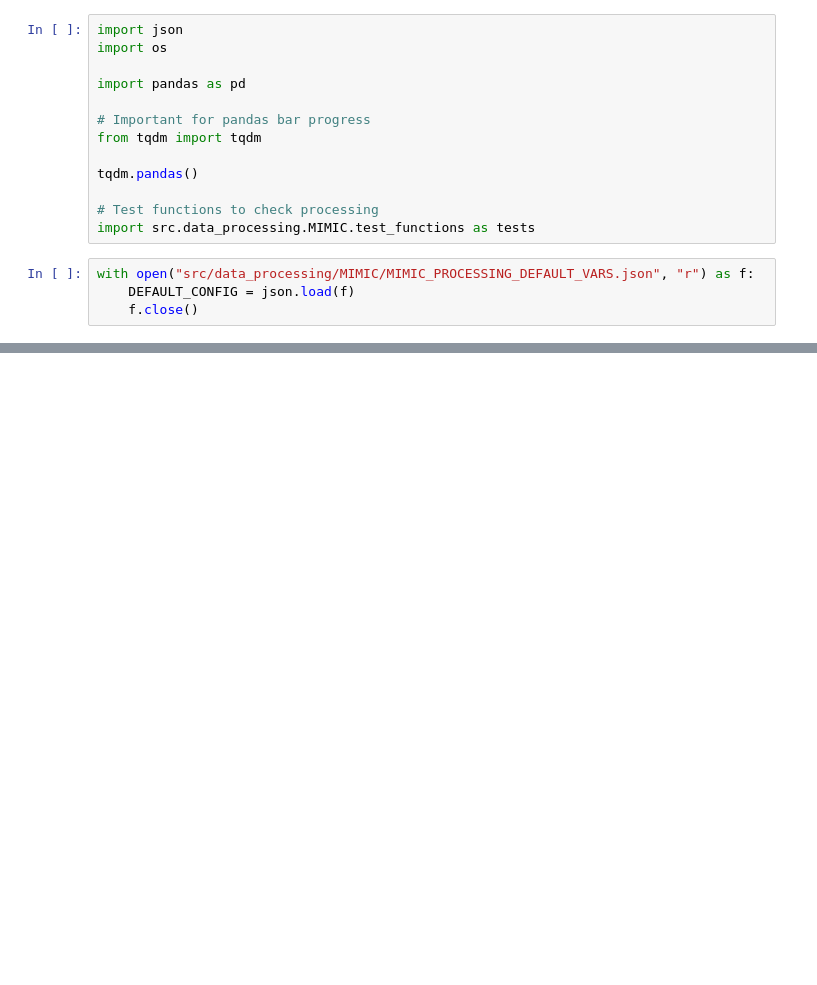
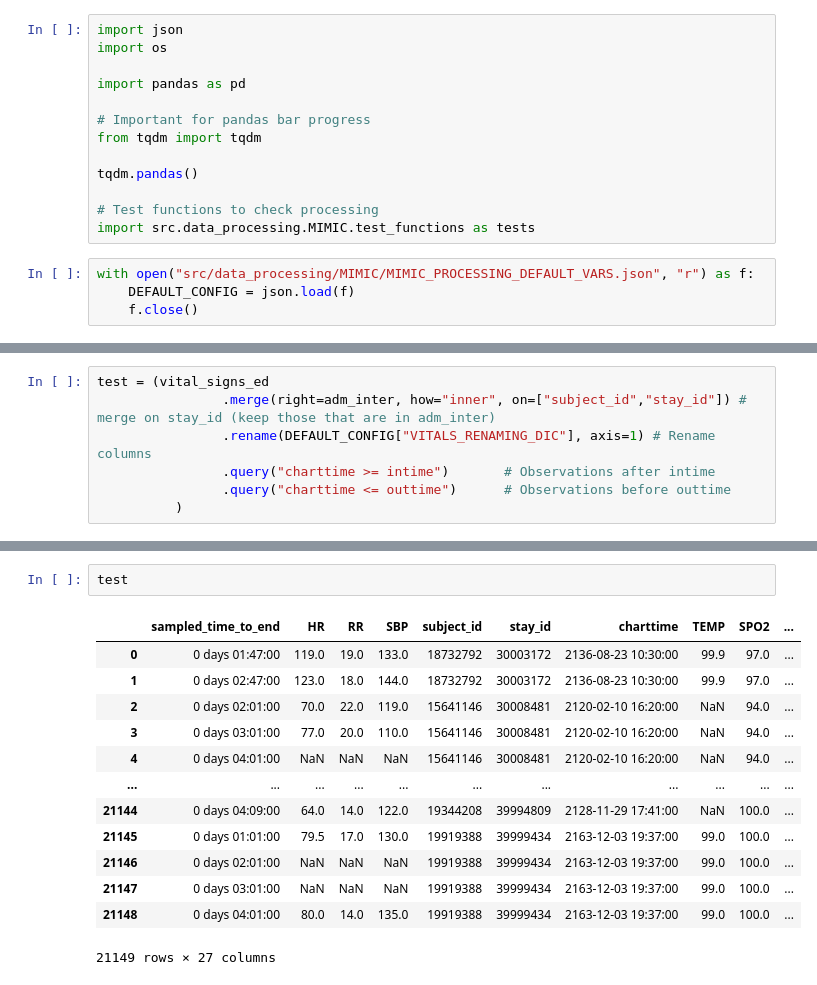
Before and after one commit to hrna-ox/VarPhenClustering, a Jupyter notebook: Developing Code.ipynb, the cells around one changed output, grey strips where cells are left out. Saved outputs shown, nothing was run; the diff lists cells and outputs as text; blank space fills up the shorter version.

```diff
--- a/Developing Code.ipynb
+++ b/Developing Code.ipynb
@@ -46,0 +56,7 @@ triage_ed
+# %%
+test = (vital_signs_ed
+	      		.merge(right=adm_inter, how="inner", on=["subject_id","stay_id"]) # merge on stay_id (keep those that are in adm_inter)
+			    .rename(DEFAULT_CONFIG["VITALS_RENAMING_DIC"], axis=1) # Rename columns
+			    .query("charttime >= intime")       # Observations after intime
+			    .query("charttime <= outtime")      # Observations before outtime
+		  )
@@ -46,0 +96,16 @@ triage_ed
+# %%
+test
+# %% [output]
+|  | sampled_time_to_end | HR | RR | SBP | subject_id | stay_id | charttime | TEMP | SPO2 | ... |
+| 0 | 0 days 01:47:00 | 119.0 | 19.0 | 133.0 | 18732792 | 30003172 | 2136-08-23 10:30:00 | 99.9 | 97.0 | ... |
+| 1 | 0 days 02:47:00 | 123.0 | 18.0 | 144.0 | 18732792 | 30003172 | 2136-08-23 10:30:00 | 99.9 | 97.0 | ... |
+| 2 | 0 days 02:01:00 | 70.0 | 22.0 | 119.0 | 15641146 | 30008481 | 2120-02-10 16:20:00 | NaN | 94.0 | ... |
+| 3 | 0 days 03:01:00 | 77.0 | 20.0 | 110.0 | 15641146 | 30008481 | 2120-02-10 16:20:00 | NaN | 94.0 | ... |
+| 4 | 0 days 04:01:00 | NaN | NaN | NaN | 15641146 | 30008481 | 2120-02-10 16:20:00 | NaN | 94.0 | ... |
+| ... | ... | ... | ... | ... | ... | ... | ... | ... | ... | ... |
+| 21144 | 0 days 04:09:00 | 64.0 | 14.0 | 122.0 | 19344208 | 39994809 | 2128-11-29 17:41:00 | NaN | 100.0 | ... |
+| 21145 | 0 days 01:01:00 | 79.5 | 17.0 | 130.0 | 19919388 | 39999434 | 2163-12-03 19:37:00 | 99.0 | 100.0 | ... |
+| 21146 | 0 days 02:01:00 | NaN | NaN | NaN | 19919388 | 39999434 | 2163-12-03 19:37:00 | 99.0 | 100.0 | ... |
+| 21147 | 0 days 03:01:00 | NaN | NaN | NaN | 19919388 | 39999434 | 2163-12-03 19:37:00 | 99.0 | 100.0 | ... |
+| 21148 | 0 days 04:01:00 | 80.0 | 14.0 | 135.0 | 19919388 | 39999434 | 2163-12-03 19:37:00 | 99.0 | 100.0 | ... |
+21149 rows × 27 columns
```
Also changed, not shown: parts of 12 cells of this notebook, 5 other files.
